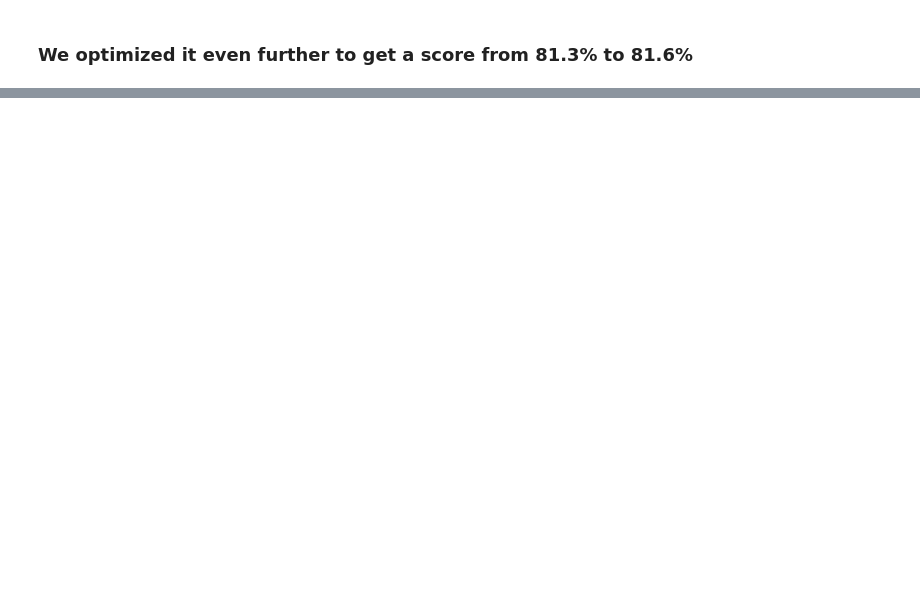
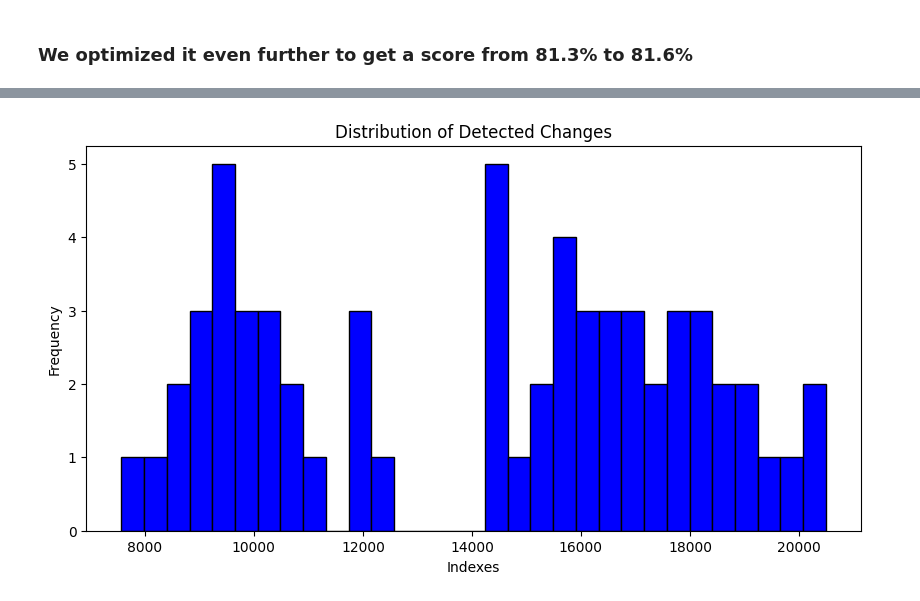
Before and after one commit to dfatih/ContinualLearning, a Jupyter notebook: main.ipynb, the cells around one changed output, grey strips where cells are left out. Drawn from its saved outputs; the diff is of its cells as text; code cells hidden in the pictures; blank space fills up the shorter version.

```diff
--- a/main.ipynb
+++ b/main.ipynb
@@ -342,0 +515,4 @@ By comparing the plots for the train and test subsets, we cannot visually detect
+# %%
+plot_index_distribution(detected_changes[len(detected_changes)//2:])
+# %% [output]
+[figure, added]
```
Also changed, not shown: parts of 46 cells of this notebook.
